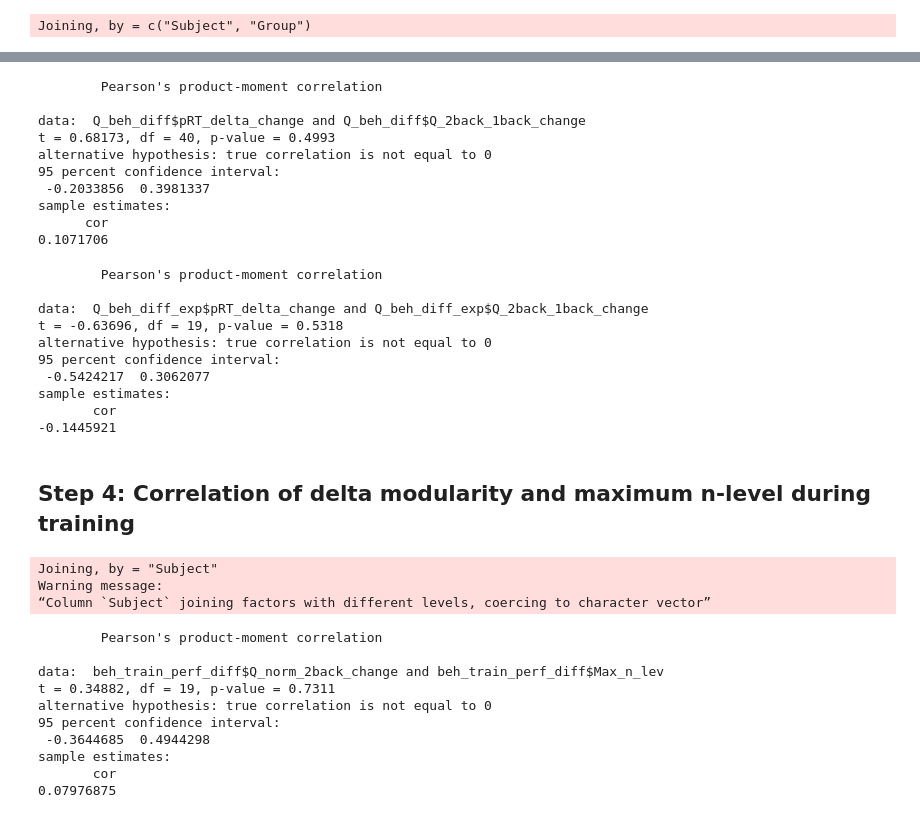
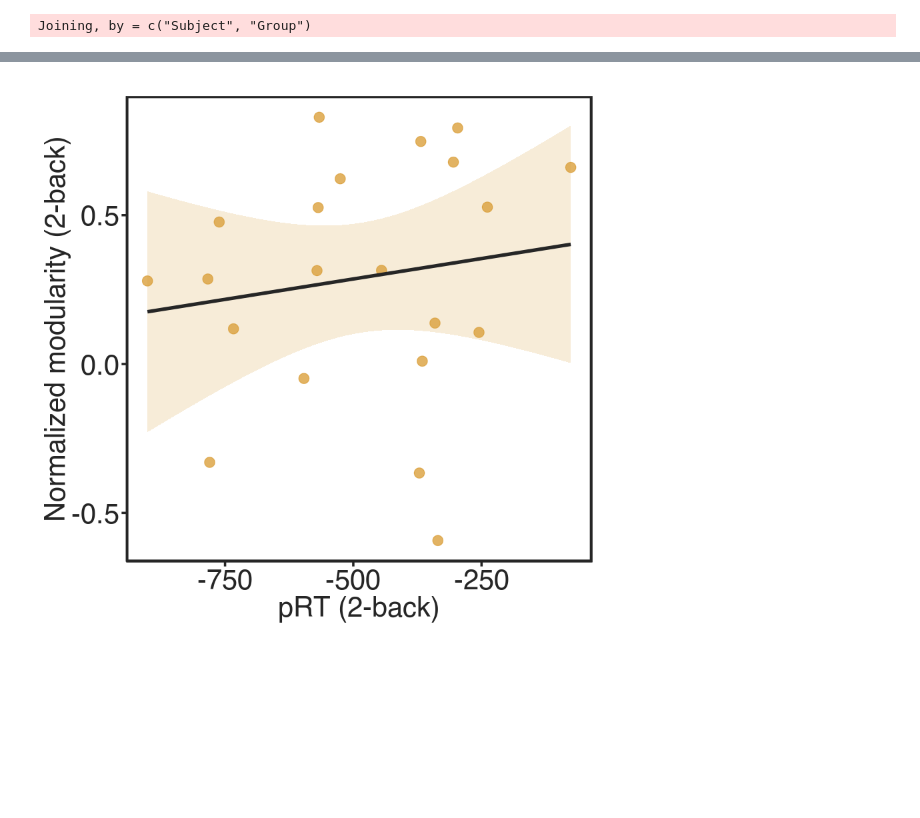
Before and after one commit to kfinc/wm-training-modularity, a Jupyter notebook: 03-static_FC_analyses/04-modularity-behaviour_stats.ipynb, the cells around one changed output, grey strips where cells are left out. Cells and saved outputs as stored; diff of their text form; code cells hidden in the pictures; blank space fills up the shorter version.

```diff
--- a/03-static_FC_analyses/04-modularity-behaviour_stats.ipynb
+++ b/03-static_FC_analyses/04-modularity-behaviour_stats.ipynb
@@ -223,47 +285,12 @@ sample estimates:
-# %%
-# Delta pRT change vs. Delta Q change:
-cor.test(Q_beh_diff$pRT_delta_change, Q_beh_diff$Q_2back_1back_change) # all
-cor.test(Q_beh_diff_exp$pRT_delta_change, Q_beh_diff_exp$Q_2back_1back_change) # experimental
-# %% [output]
-        Pearson's product-moment correlation
-
-data:  Q_beh_diff$pRT_delta_change and Q_beh_diff$Q_2back_1back_change
-t = 0.68173, df = 40, p-value = 0.4993
-alternative hypothesis: true correlation is not equal to 0
-95 percent confidence interval:
- -0.2033856  0.3981337
-sample estimates:
-      cor
-0.1071706
-        Pearson's product-moment correlation
-
-data:  Q_beh_diff_exp$pRT_delta_change and Q_beh_diff_exp$Q_2back_1back_change
-t = -0.63696, df = 19, p-value = 0.5318
-alternative hypothesis: true correlation is not equal to 0
-95 percent confidence interval:
- -0.5424217  0.3062077
-sample estimates:
-       cor
--0.1445921
-# %% [markdown]
-Step 4: Correlation of delta modularity and maximum n-level during training
------------------------
-# %%
-training_progress <- read.csv('data/behavioral/WM_training_max_level.csv')
-beh_train_perf_diff <- left_join(Q_beh_diff_exp, training_progress)
-
-cor.test(beh_train_perf_diff$Q_norm_2back_change, beh_train_perf_diff$Max_n_lev)
-# %% [output]
-Joining, by = "Subject"
-Warning message:
-“Column `Subject` joining factors with different levels, coercing to character vector”
-        Pearson's product-moment correlation
-
-data:  beh_train_perf_diff$Q_norm_2back_change and beh_train_perf_diff$Max_n_lev
-t = 0.34882, df = 19, p-value = 0.7311
-alternative hypothesis: true correlation is not equal to 0
-95 percent confidence interval:
- -0.3644685  0.4944298
-sample estimates:
-       cor
-0.07976875
+# %%
+p <- Q_beh_diff_exp %>% ggplot(aes(x = pRT_2back_change, y = Q_norm_2back_change)) +
+    geom_point(col = '#daa03d',size = 4, alpha = 0.8) +
+    geom_smooth(
+            method = 'lm',
+            col = '#262626ff', fill = '#daa03d', size = 1.5, alpha = 0.2) +
+    theme_training +
+    xlab("pRT (2-back)") +
+    ylab("Normalized modularity (2-back)")
+p
+# %% [output]
+[figure, added]
```
Also changed, not shown: parts of 8 cells of this notebook, 1 other file.
